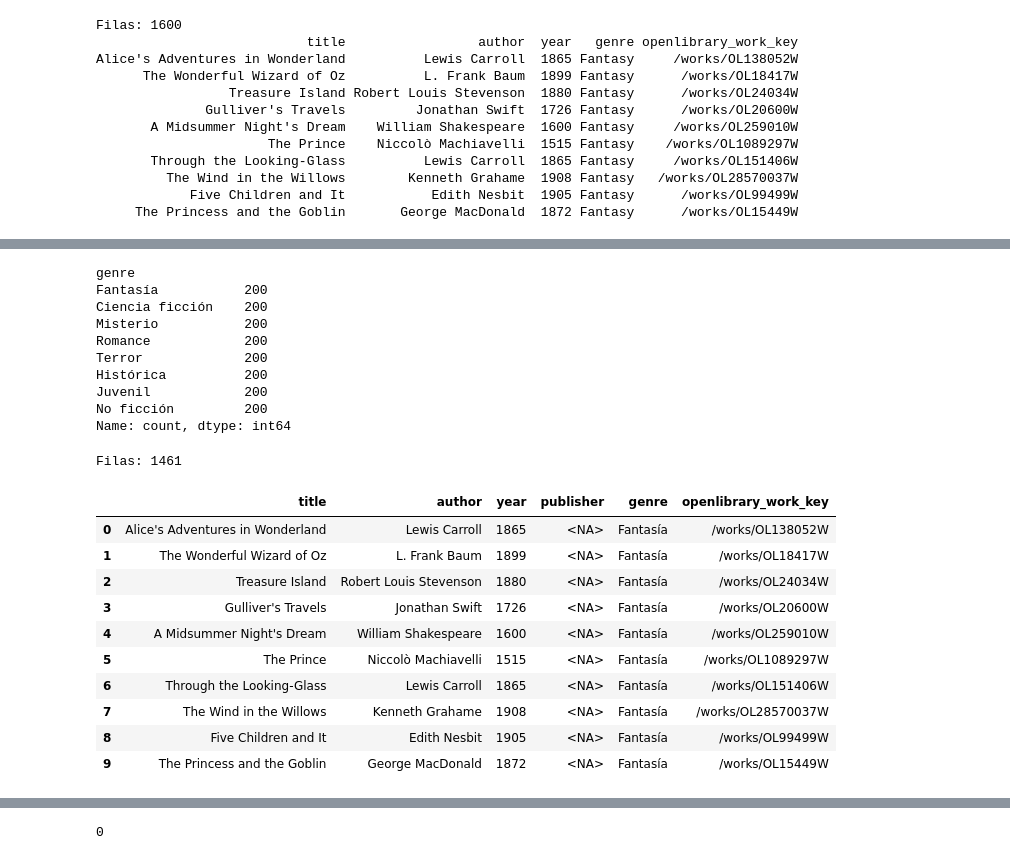
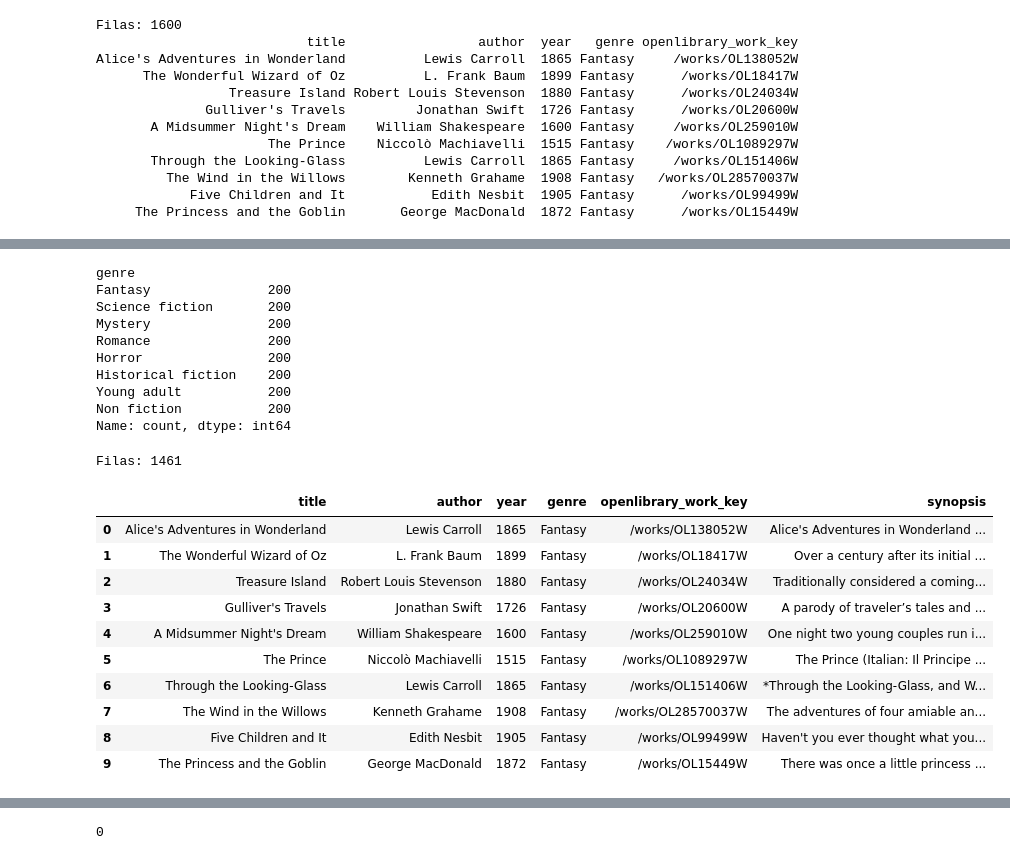
Before and after one commit to Sara-Gavi/library-graph, a Jupyter notebook: data/scrapping.ipynb, the cells around one changed output, grey strips where cells are left out. Drawn from its saved outputs; the diff is of its cells as text; code cells hidden in the pictures.

```diff
--- a/data/scrapping.ipynb
+++ b/data/scrapping.ipynb
@@ -114,3 +154,17 @@ Alice's Adventures in Wonderland          Lewis Carroll  1865 Fantasy     /works
          The Wind in the Willows        Kenneth Grahame  1908 Fantasy   /works/OL28570037W
             Five Children and It           Edith Nesbit  1905 Fantasy      /works/OL99499W
      The Princess and the Goblin       George MacDonald  1872 Fantasy      /works/OL15449W
+# %%
+rows = []
+contador = 1
+for r in df.itertuples():
+    print(f"Recogiendo sinopsis del libro número {contador}: {r.title}")
+    synopsis = f_synopsis(r.openlibrary_work_key)
+    rows.append({
+        "openlibrary_work_key": r.openlibrary_work_key,
+        "synopsis": synopsis
+    })
+    contador+=1
+
+df_synopsis = pd.DataFrame(rows)
+df_synopsis
@@ -116,0 +202,5 @@ Alice's Adventures in Wonderland          Lewis Carroll  1865 Fantasy     /works
+# %%
+# Eliminamos duplicados
+df_synopsis_clean = df_synopsis.drop_duplicates("openlibrary_work_key")
+print("Filas:", len(df_synopsis_clean))
+print(df_synopsis_clean.head(10).to_string(index=False))
@@ -116,0 +220,6 @@ Alice's Adventures in Wonderland          Lewis Carroll  1865 Fantasy     /works
+# %%
+# Por último unimos los dataframes para trabajar con un único dataframe en el que se incluya la sinopsis y generamos el CSV
+df_final = df.merge(df_synopsis_clean, how="left", on="openlibrary_work_key")
+# df_final.to_csv("books_with_synopsis.csv", index=False, encoding="utf-8")
+print("Filas:", len(df_final))
+print(df_final.head(10).to_string(index=False))
@@ -117,31 +255,31 @@ Alice's Adventures in Wonderland          Lewis Carroll  1865 Fantasy     /works
 # %%
-df['genre'].value_counts(dropna=False)
+df_final['genre'].value_counts(dropna=False)
 # %% [output]
 genre
-Fantasía           200
-Ciencia ficción    200
-Misterio           200
-Romance            200
-Terror             200
-Histórica          200
-Juvenil            200
-No ficción         200
+Fantasy               200
+Science fiction       200
+Mystery               200
+Romance               200
+Horror                200
+Historical fiction    200
+Young adult           200
+Non fiction           200
 Name: count, dtype: int64
 # %%
-df = basic_clean(df)
-print("Filas:", len(df))
-df.head(10)
+df_clean = basic_clean(df_final)
+print("Filas:", len(df_clean))
+df_clean.head(10)
 # %% [output]
 Filas: 1461
-|  | title | author | year | publisher | genre | openlibrary_work_key |
-| 0 | Alice's Adventures in Wonderland | Lewis Carroll | 1865 | <NA> | Fantasía | /works/OL138052W |
-| 1 | The Wonderful Wizard of Oz | L. Frank Baum | 1899 | <NA> | Fantasía | /works/OL18417W |
-| 2 | Treasure Island | Robert Louis Stevenson | 1880 | <NA> | Fantasía | /works/OL24034W |
-| 3 | Gulliver's Travels | Jonathan Swift | 1726 | <NA> | Fantasía | /works/OL20600W |
-| 4 | A Midsummer Night's Dream | William Shakespeare | 1600 | <NA> | Fantasía | /works/OL259010W |
-| 5 | The Prince | Niccolò Machiavelli | 1515 | <NA> | Fantasía | /works/OL1089297W |
-| 6 | Through the Looking-Glass | Lewis Carroll | 1865 | <NA> | Fantasía | /works/OL151406W |
-| 7 | The Wind in the Willows | Kenneth Grahame | 1908 | <NA> | Fantasía | /works/OL28570037W |
-| 8 | Five Children and It | Edith Nesbit | 1905 | <NA> | Fantasía | /works/OL99499W |
-| 9 | The Princess and the Goblin | George MacDonald | 1872 | <NA> | Fantasía | /works/OL15449W |
+|  | title | author | year | genre | openlibrary_work_key | synopsis |
+| 0 | Alice's Adventures in Wonderland | Lewis Carroll | 1865 | Fantasy | /works/OL138052W | Alice's Adventures in Wonderland ... |
+| 1 | The Wonderful Wizard of Oz | L. Frank Baum | 1899 | Fantasy | /works/OL18417W | Over a century after its initial ... |
+| 2 | Treasure Island | Robert Louis Stevenson | 1880 | Fantasy | /works/OL24034W | Traditionally considered a coming... |
+| 3 | Gulliver's Travels | Jonathan Swift | 1726 | Fantasy | /works/OL20600W | A parody of traveler’s tales and ... |
+| 4 | A Midsummer Night's Dream | William Shakespeare | 1600 | Fantasy | /works/OL259010W | One night two young couples run i... |
+| 5 | The Prince | Niccolò Machiavelli | 1515 | Fantasy | /works/OL1089297W | The Prince (Italian: Il Principe ... |
+| 6 | Through the Looking-Glass | Lewis Carroll | 1865 | Fantasy | /works/OL151406W | *Through the Looking-Glass, and W... |
+| 7 | The Wind in the Willows | Kenneth Grahame | 1908 | Fantasy | /works/OL28570037W | The adventures of four amiable an... |
+| 8 | Five Children and It | Edith Nesbit | 1905 | Fantasy | /works/OL99499W | Haven't you ever thought what you... |
+| 9 | The Princess and the Goblin | George MacDonald | 1872 | Fantasy | /works/OL15449W | There was once a little princess ... |
 # %%
```
Also changed, not shown: parts of 28 cells of this notebook, 4 other files.
